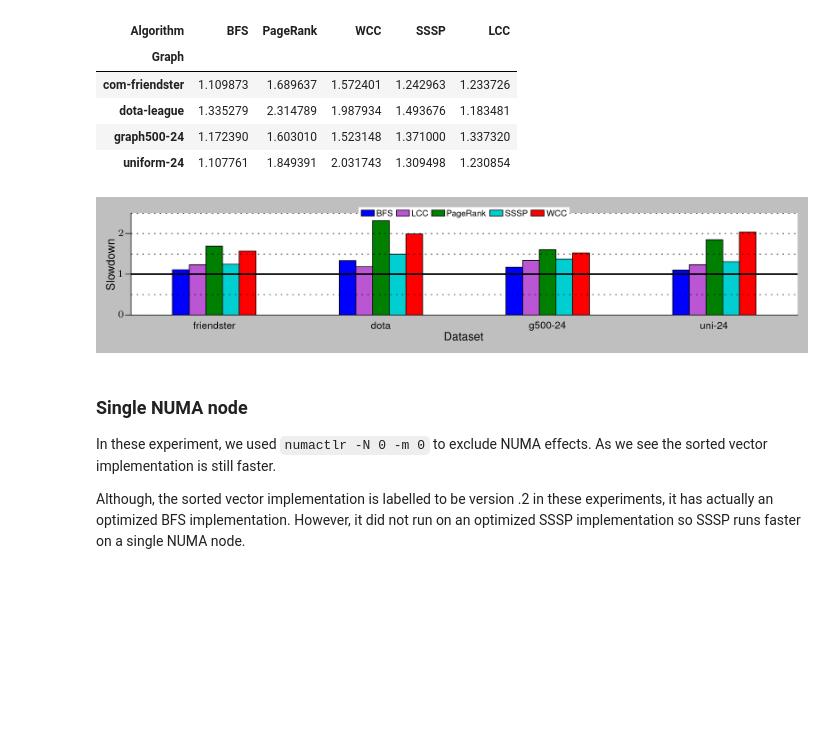
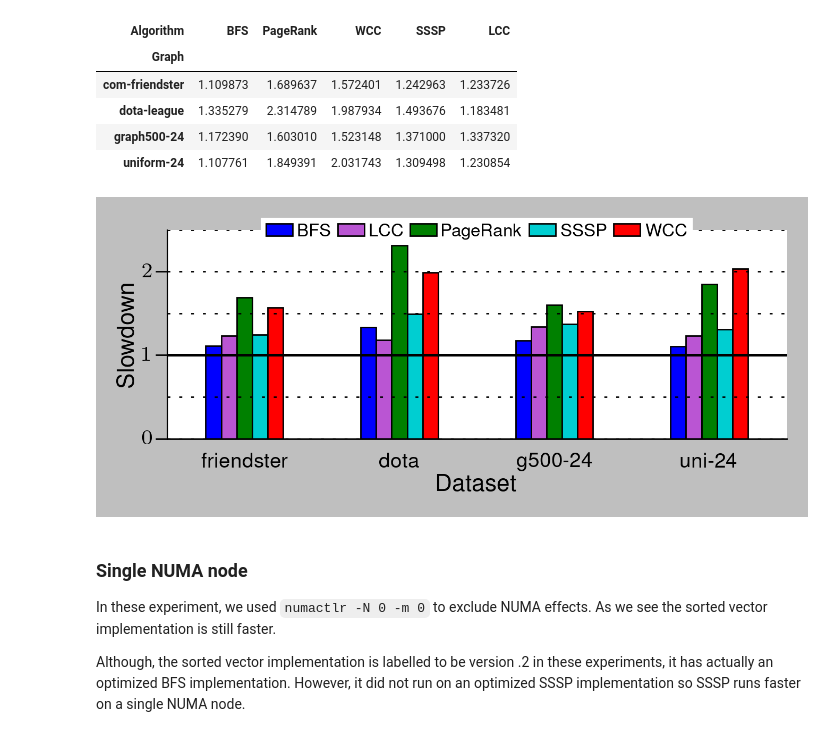
Before and after one commit to PerFuchs/gfe_notebooks, a Jupyter notebook: graphalytics_microbenchmarks.ipynb, the cells around one changed output. Cells and saved outputs as stored; diff of their text form; code cells hidden in the pictures; blank space fills up the shorter version.

```diff
--- a/graphalytics_microbenchmarks.ipynb
+++ b/graphalytics_microbenchmarks.ipynb
@@ -312,35 +311,32 @@ edge_iterator
 | uniform-24 | 1.107761 | 1.849391 | 2.031743 | 1.309498 | 1.230854 |
 # %%
 ## FIGURE 6
-plotting.latexify(fig_height=plotting.cm2inch(4))
+plotting.latexify(columns=2, fig_height=plotting.cm2inch(4))
 
 colormap=common.set_algorithm_colormap()
 p = edge_iterator.sort_values(axis=1, by='Algorithm').plot.bar(color=colormap, linewidth=0.5)
-
-
-#plt.title("Sorted Vector with no access optimization")
 
 plt.xlabel("Dataset")
 plt.ylabel("Slowdown")
 
 positions = (0, 1, 2, 3)
 x_labels = ("friendster", "dota", "g500-24", "uni-24")
 plt.xticks(positions, x_labels, rotation=0)
 
 plt.legend(loc="upper center").get_frame().set_linewidth(0.0)
 
 p.yaxis.set_major_locator(ticker.MultipleLocator(1))
 p.yaxis.set_minor_locator(ticker.MultipleLocator(0.5))
 
 plotting.format_axes(p, categorical_x=True)
 plotting.add_line_on_1(plt)
 
 plt.legend(loc="upper center", bbox_to_anchor=(0.5,1.1), ncol=5).get_frame().set_linewidth(0.0)
 
 plt.tight_layout()
 plt.savefig(plotting.base_path + "direct-access-vs-iterator-lambda-new.png", dpi=400)
 # %% [output]
-[figure, old version]
+[figure, new version]
 # %% [markdown]
 ### Single NUMA node
 
```
Also changed, not shown: parts of 7 cells of this notebook, 5 other files.
